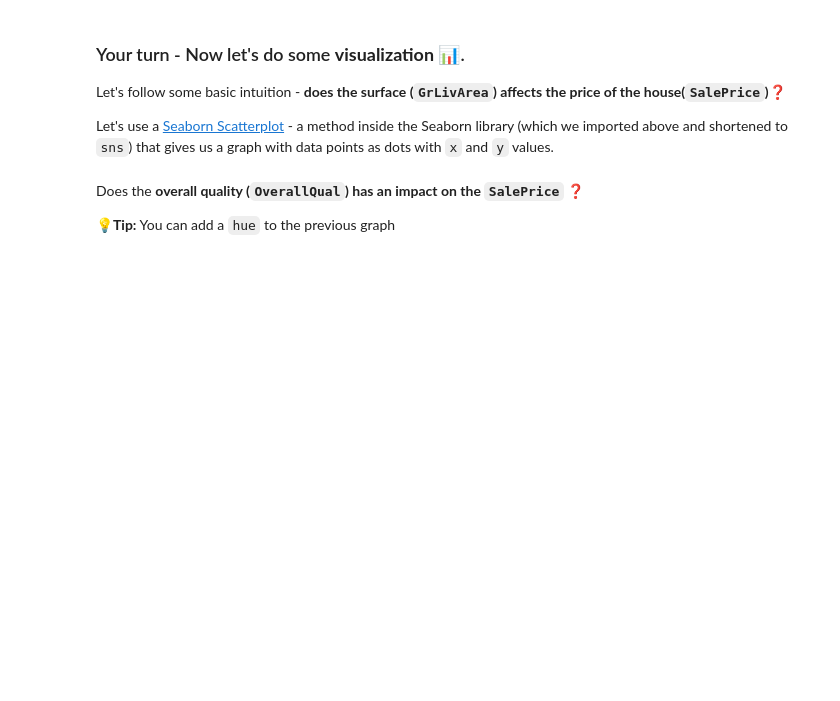
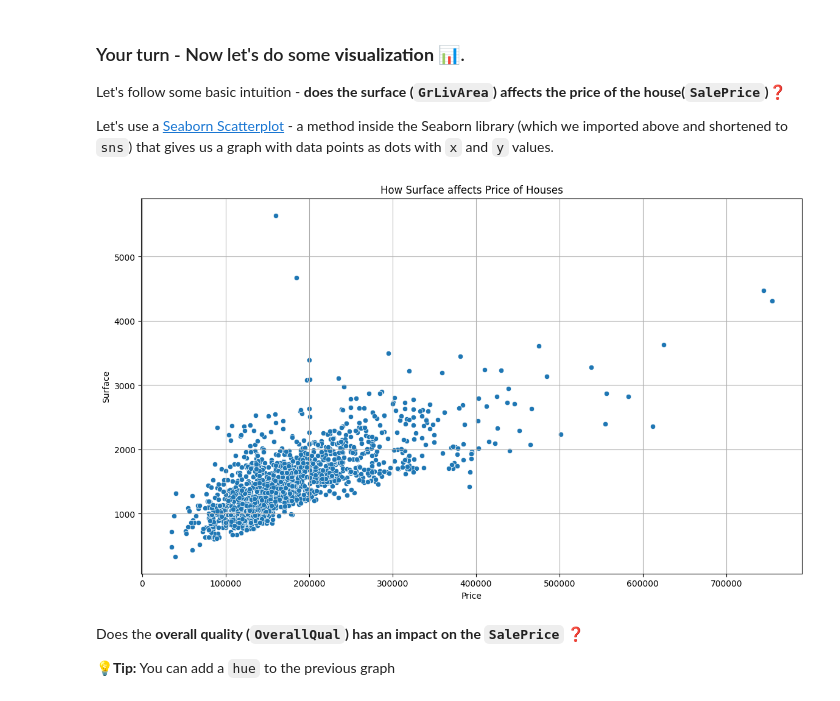
Before and after one commit to lucywang0604/dotfiles, a Jupyter notebook: house-price-prediction-project.ipynb, the cells around one changed output. Cells and saved outputs as stored; diff of their text form; code cells hidden in the pictures; blank space fills up the shorter version.

```diff
--- a/house-price-prediction-project.ipynb
+++ b/house-price-prediction-project.ipynb
@@ -95,3 +94,13 @@ Let's use a [Seaborn Scatterplot](https://seaborn.pydata.org/generated/seaborn.s
+# %%
+plt.figure(figsize=(14, 8))
+sns.scatterplot(x='SalePrice', y='GrLivArea', data=houses)
+plt.title('How Surface affects Price of Houses')
+plt.xlabel('Price')
+plt.ylabel('Surface')
+plt.grid(True)
+plt.show()
+# %% [output]
+[figure, added]
 # %% [markdown]
 Does the **overall quality (`OverallQual`) has an impact on the `SalePrice` ❓**
 
```
Also changed, not shown: parts of 2 cells of this notebook.
